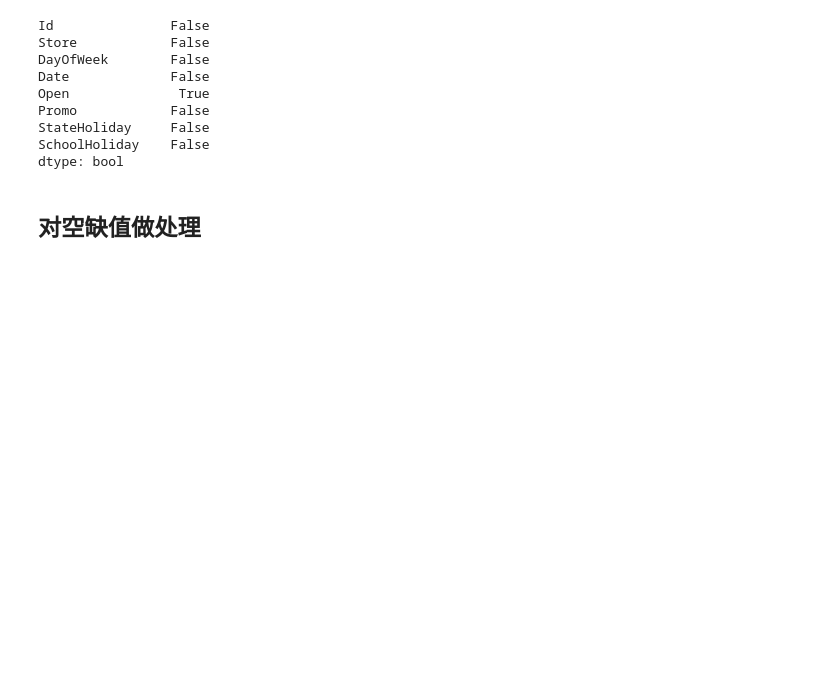
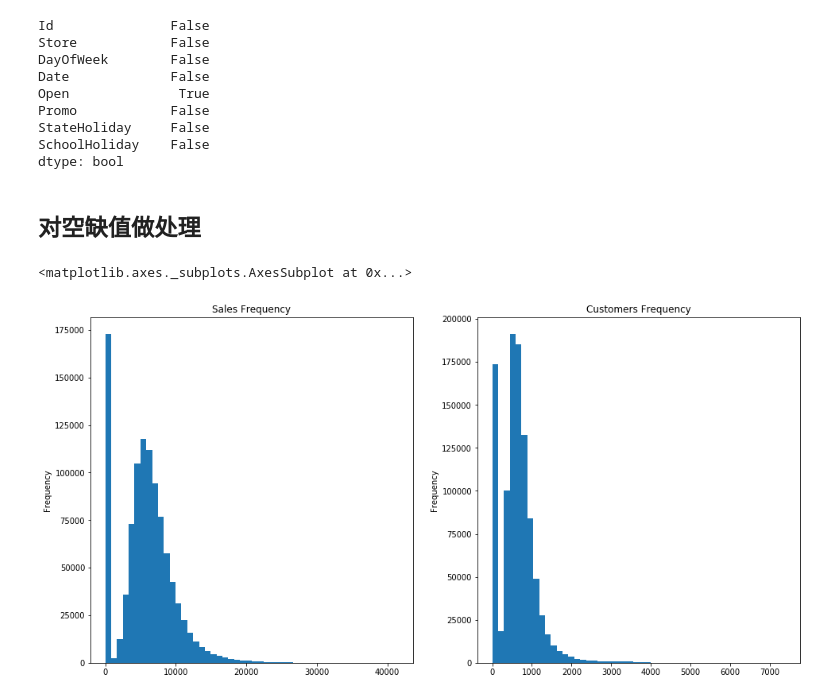
Before and after one commit to lidatou1991/udacity_final_rossmann, a Jupyter notebook: rossmann_final.ipynb, the cells around one changed output. Cells and saved outputs as stored; diff of their text form; code cells hidden in the pictures; blank space fills up the shorter version.

```diff
--- a/rossmann_final.ipynb
+++ b/rossmann_final.ipynb
@@ -188,3 +188,12 @@ store.fillna(0,inplace = True)
 
 #test中的NaN用1填充
 test.fillna(1,inplace = True)
+# %%
+#考察最重要的sales/customers分布
+fig, (axis1, axis2) = plt.subplots(1, 2, figsize=(16, 8))
+
+train['Sales'].plot(kind='hist', bins=50, ax=axis1,title='Sales Frequency')
+train['Customers'].plot(kind='hist', bins=50, ax=axis2, title='Customers Frequency')
+# %% [output]
+<matplotlib.axes._subplots.AxesSubplot at 0x...>
+[figure, added]
```
